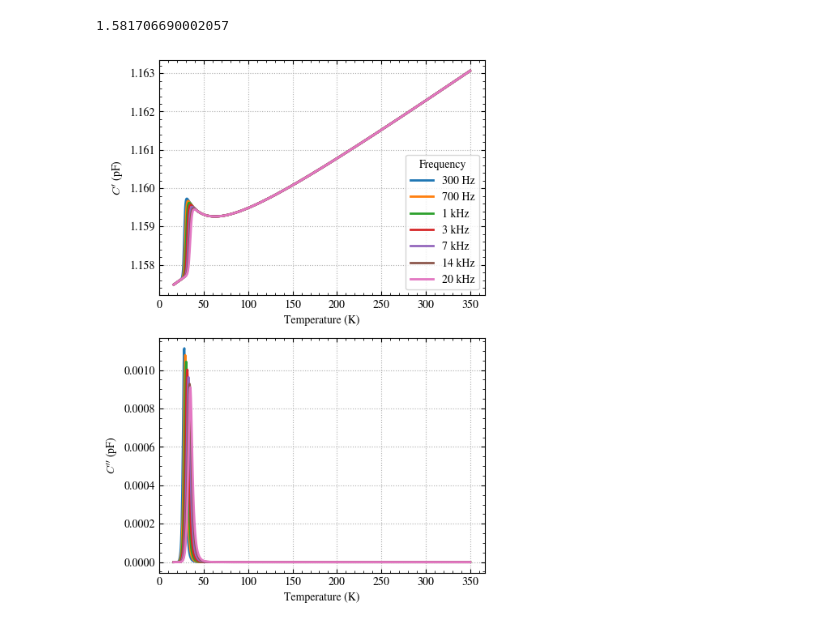
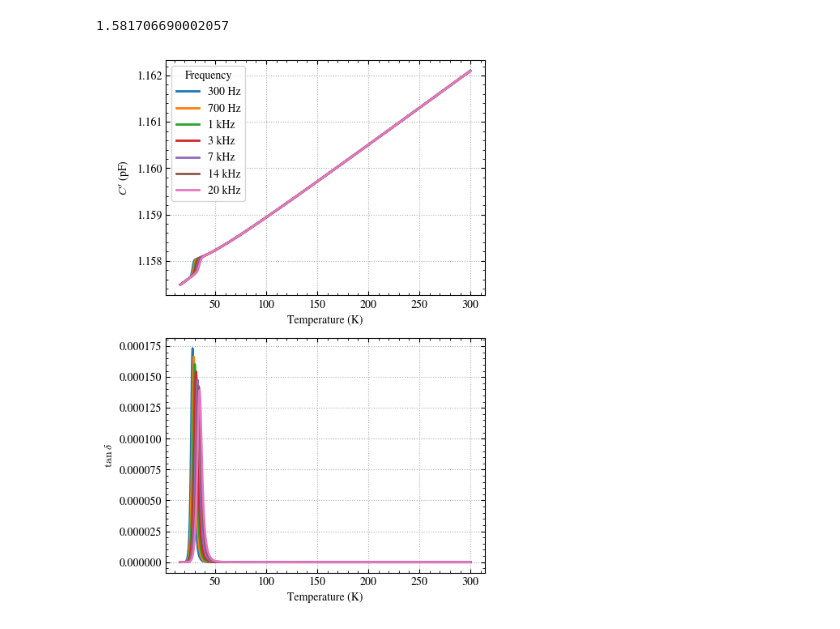
Before and after one commit to ttortorici/fitting, a Jupyter notebook: fitting/test_cole.ipynb, the cells around one changed output. Saved outputs shown, nothing was run; the diff lists cells and outputs as text; code cells hidden in the pictures.

```diff
--- a/fitting/test_cole.ipynb
+++ b/fitting/test_cole.ipynb
@@ -65,42 +65,43 @@ def fitting_function(temperature: np.ndarray, angular_frequency, curie_temperatu
     loss_tangent = imaginary_capacitance / capacitance
     return capacitance, loss_tangent
 # %%
-temperature = np.linspace(16, 350, 1000)
+temperature = np.linspace(16, 300, 1000)
 frequencies = np.array([300, 700, 1400, 3000, 7000, 14000, 20000])
 freq_num = len(frequencies)
 temperature = np.stack([temperature] * freq_num).T
 
 #colors = ["k", "b", "r", ]
 
 cole = 0.
 eps0 = 3.6
-pop = 1e-1
+pop = 1.5e-2
 eps1 = 5e-5
-assym = 10
+assym = 0
+activation_energy = 600
 capacitance, loss_tangent = fitting_function(temperature, frequencies * 2 * np.pi, 0, cole, -29,
-                                                      600, assym, pop, eps0, eps1, 0, 0, 0, 0, 0, 0)
+                                             activation_energy, assym, pop, eps0, eps1, 0, 0, 0, 0, 0, 0)
 
 fig, axes = plt.subplots(2, 1, figsize=(5, 7))
 # axes[0].set_title()
 for ax in axes:
     ax.grid(linestyle='dotted')
     ax.set_xlabel('Temperature (K)')
     ax.xaxis.set_minor_locator(matplotlib.ticker.AutoMinorLocator())
     ax.yaxis.set_minor_locator(matplotlib.ticker.AutoMinorLocator())
     ax.tick_params(axis="both", which="both", direction="in", top=True, right=True)
 
 axes[0].set_ylabel(r"$C'$ (pF)")
-axes[1].set_ylabel(r"$C''$ (pF)")
+axes[1].set_ylabel(r"$\tan\delta$")
 for ii in range(freq_num):
     freq_name = str(int(frequencies[ii]))
     if len(freq_name) > 3:
         freq_name = freq_name[:-3] + " kHz"
     else:
         freq_name += " Hz"
     axes[0].plot(temperature[:, ii], capacitance[:, ii], linewidth=2, label=freq_name)#, color=colors[ii])
     axes[1].plot(temperature[:, ii], loss_tangent[:, ii], linewidth=2)#, color=colors[ii])
 axes[0].legend(title="Frequency")
 fig.tight_layout()
 # fig.savefig("example_debye.pdf", dpi=300, bbox_inches="tight")
 # %% [output]
-[figure, old version]
+[figure, new version]
```
Also changed, not shown: 15 other files.
